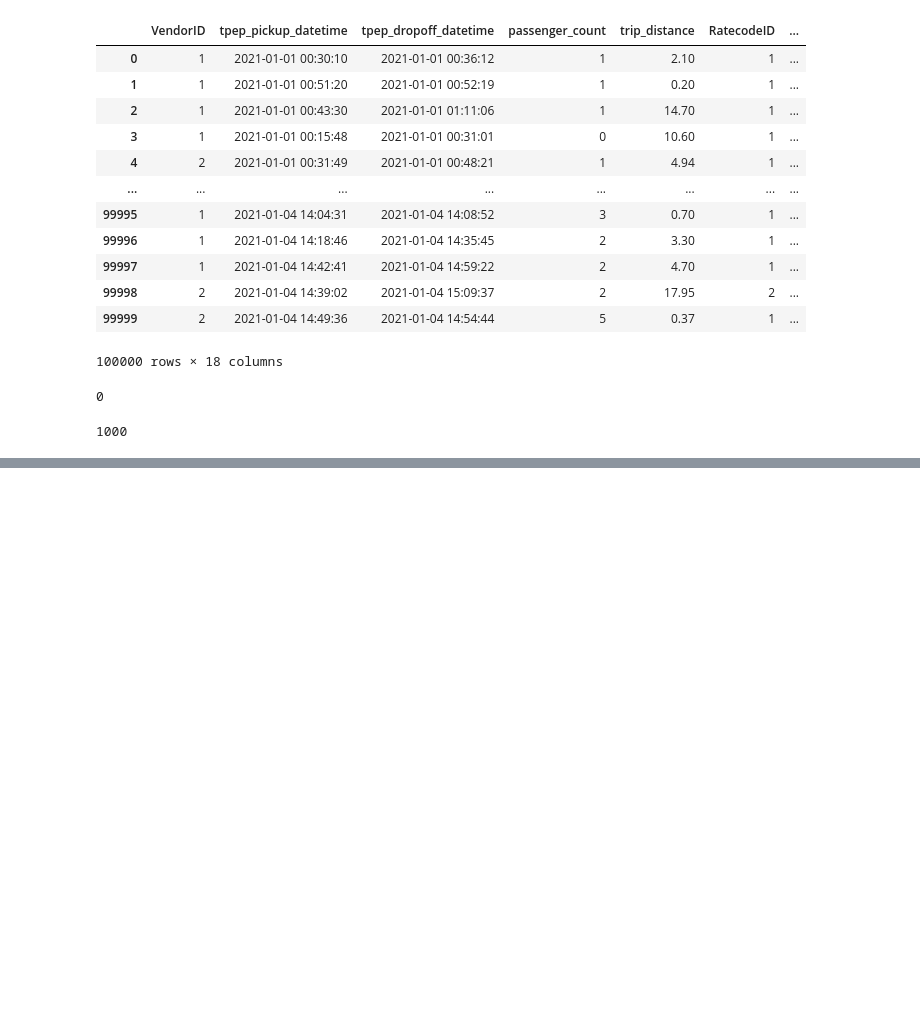
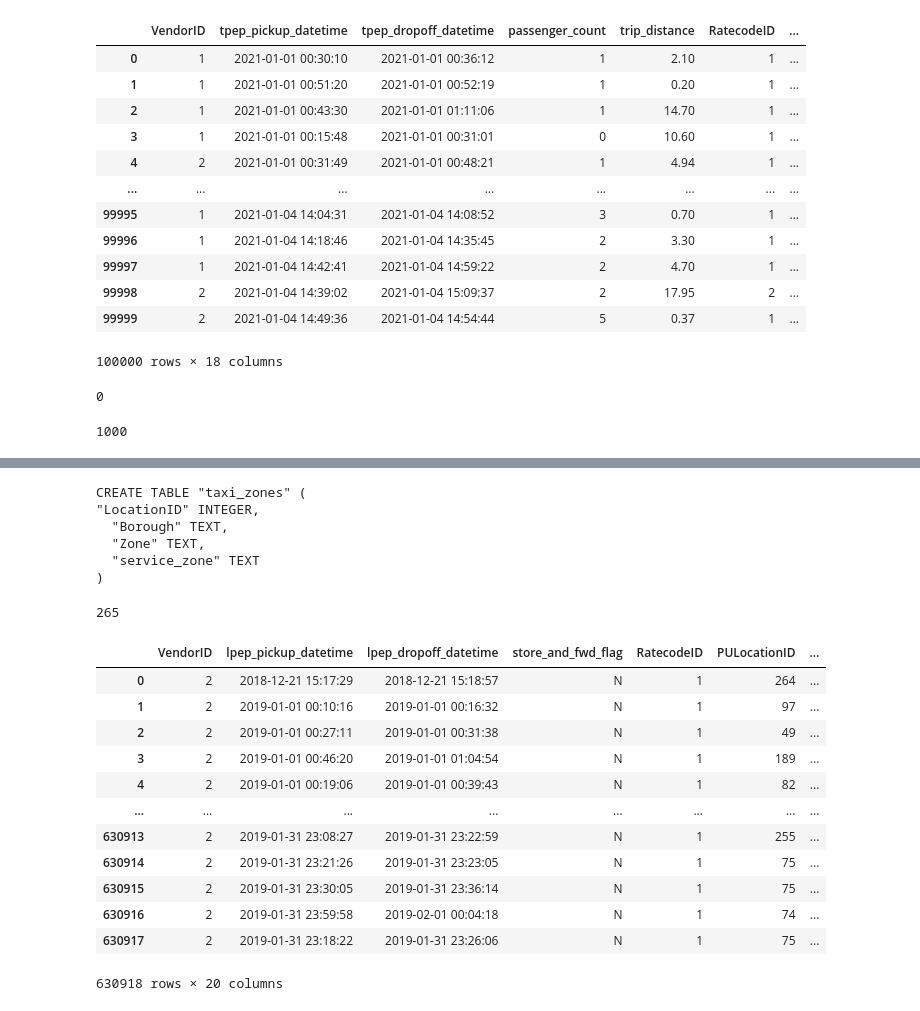
Before and after one commit to VittoRusso/Zoomcamp_DE, a Jupyter notebook: Week_1/1_docker/Data_Insertion.ipynb, the cells around one changed output, grey strips where cells are left out. Drawn from its saved outputs; the diff is of its cells as text; code cells hidden in the pictures; blank space fills up the shorter version.

```diff
--- a/Week_1/1_docker/Data_Insertion.ipynb
+++ b/Week_1/1_docker/Data_Insertion.ipynb
@@ -48,0 +69,13 @@ for chunk in df_iter:
+# %%
+print(pd.io.sql.get_schema(df_zones, 'taxi_zones'))
+# %% [output]
+CREATE TABLE "taxi_zones" (
+"LocationID" INTEGER,
+  "Borough" TEXT,
+  "Zone" TEXT,
+  "service_zone" TEXT
+)
+# %%
+df_zones.to_sql(name='taxi_zones', con=engine, if_exists='replace')
+# %% [output]
+265
@@ -48,0 +84,18 @@ for chunk in df_iter:
+# %%
+df_green_taxis = pd.read_csv("green_tripdata_2019-01.csv.gz")
+# %%
+df_green_taxis
+# %% [output]
+|  | VendorID | lpep_pickup_datetime | lpep_dropoff_datetime | store_and_fwd_flag | RatecodeID | PULocationID | ... |
+| 0 | 2 | 2018-12-21 15:17:29 | 2018-12-21 15:18:57 | N | 1 | 264 | ... |
+| 1 | 2 | 2019-01-01 00:10:16 | 2019-01-01 00:16:32 | N | 1 | 97 | ... |
+| 2 | 2 | 2019-01-01 00:27:11 | 2019-01-01 00:31:38 | N | 1 | 49 | ... |
+| 3 | 2 | 2019-01-01 00:46:20 | 2019-01-01 01:04:54 | N | 1 | 189 | ... |
+| 4 | 2 | 2019-01-01 00:19:06 | 2019-01-01 00:39:43 | N | 1 | 82 | ... |
+| ... | ... | ... | ... | ... | ... | ... | ... |
+| 630913 | 2 | 2019-01-31 23:08:27 | 2019-01-31 23:22:59 | N | 1 | 255 | ... |
+| 630914 | 2 | 2019-01-31 23:21:26 | 2019-01-31 23:23:05 | N | 1 | 75 | ... |
+| 630915 | 2 | 2019-01-31 23:30:05 | 2019-01-31 23:36:14 | N | 1 | 75 | ... |
+| 630916 | 2 | 2019-01-31 23:59:58 | 2019-02-01 00:04:18 | N | 1 | 74 | ... |
+| 630917 | 2 | 2019-01-31 23:18:22 | 2019-01-31 23:26:06 | N | 1 | 75 | ... |
+630918 rows × 20 columns
```
Also changed, not shown: parts of 8 cells of this notebook, 2 other files.
